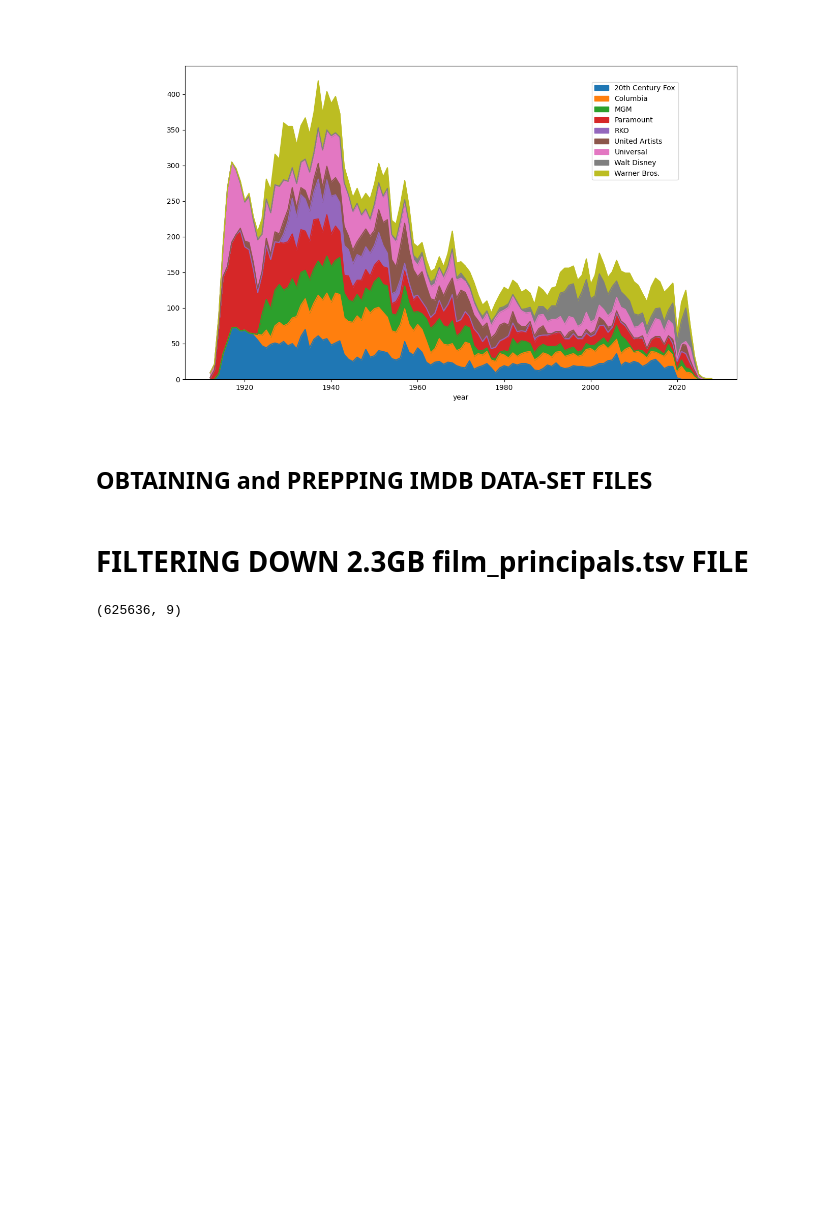
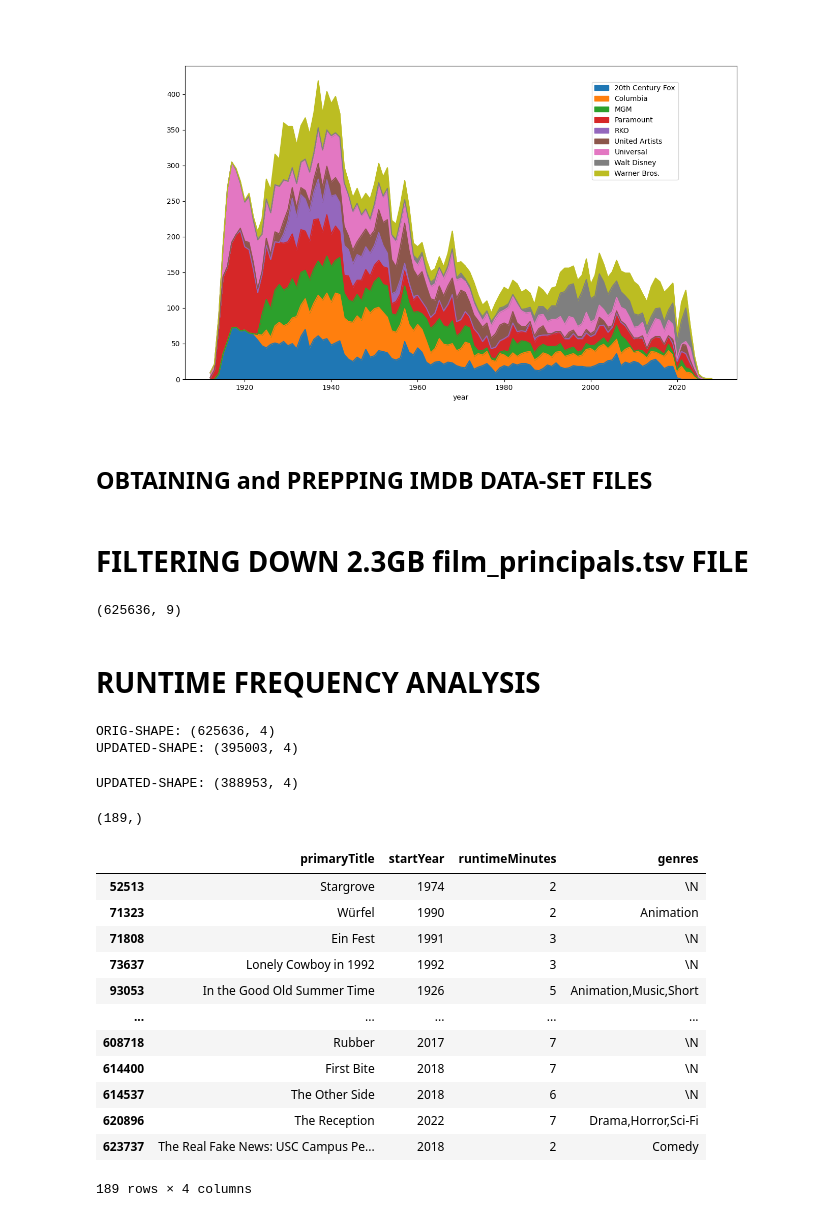
Before and after one commit to mlh86/film_visualizations, a Jupyter notebook: film_visualizations.ipynb, the cells around one changed output. Saved outputs shown, nothing was run; the diff lists cells and outputs as text; code cells hidden in the pictures; blank space fills up the shorter version.

```diff
--- a/film_visualizations.ipynb
+++ b/film_visualizations.ipynb
@@ -282,3 +282,22 @@ print(movie_details.shape)
 movie_details.head()
 # %%
 movie_details.to_csv("3b - movie_principals.tsv", sep="\t")
+# %% [markdown]
+# RUNTIME FREQUENCY ANALYSIS
+# %%
+mdata = pd.read_csv("1c - movie_basics.tsv", usecols=['primaryTitle','startYear','runtimeMinutes','genres'], sep="\t")
+
+print("ORIG-SHAPE:", mdata.shape)
+
+to_drop = mdata.loc[mdata.runtimeMinutes == "\\N"]
+mdata.drop(index=to_drop.index, inplace=True)
+print("UPDATED-SHAPE:", mdata.shape)
+# %% [output]
+ORIG-SHAPE: (625636, 4)
+UPDATED-SHAPE: (395003, 4)
+# %%
+to_drop = mdata.loc[mdata.startYear == "\\N"]
+mdata.drop(index=to_drop.index, inplace=True)
+print("UPDATED-SHAPE:", mdata.shape)
+# %% [output]
+UPDATED-SHAPE: (388953, 4)
@@ -284,0 +307,20 @@ movie_details.to_csv("3b - movie_principals.tsv", sep="\t")
+# %%
+runtimes = mdata.runtimeMinutes
+too_low = runtimes[runtimes < 10]
+print(too_low.shape)
+mdata.loc[too_low.index]
+# %% [output]
+(189,)
+|  | primaryTitle | startYear | runtimeMinutes | genres |
+| 52513 | Stargrove | 1974 | 2 | \N |
+| 71323 | Würfel | 1990 | 2 | Animation |
+| 71808 | Ein Fest | 1991 | 3 | \N |
+| 73637 | Lonely Cowboy in 1992 | 1992 | 3 | \N |
+| 93053 | In the Good Old Summer Time | 1926 | 5 | Animation,Music,Short |
+| ... | ... | ... | ... | ... |
+| 608718 | Rubber | 2017 | 7 | \N |
+| 614400 | First Bite | 2018 | 7 | \N |
+| 614537 | The Other Side | 2018 | 6 | \N |
+| 620896 | The Reception | 2022 | 7 | Drama,Horror,Sci-Fi |
+| 623737 | The Real Fake News: USC Campus Pe... | 2018 | 2 | Comedy |
+189 rows × 4 columns
```
Also changed, not shown: parts of 4 cells of this notebook.
